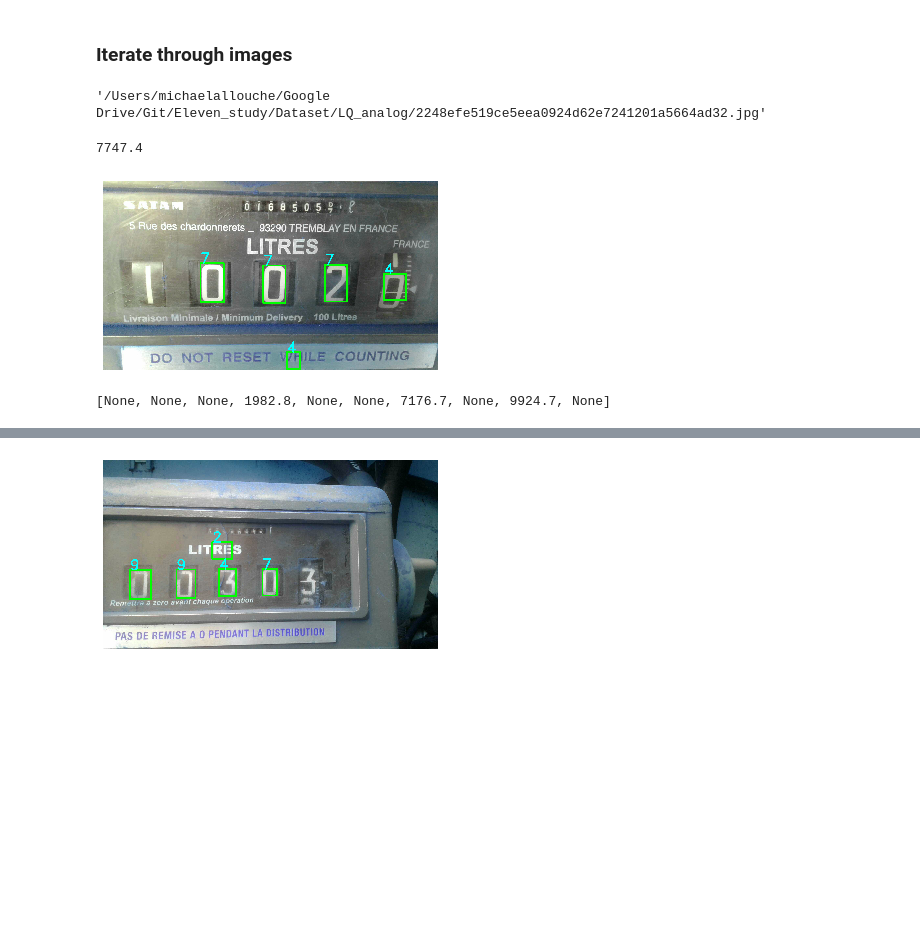
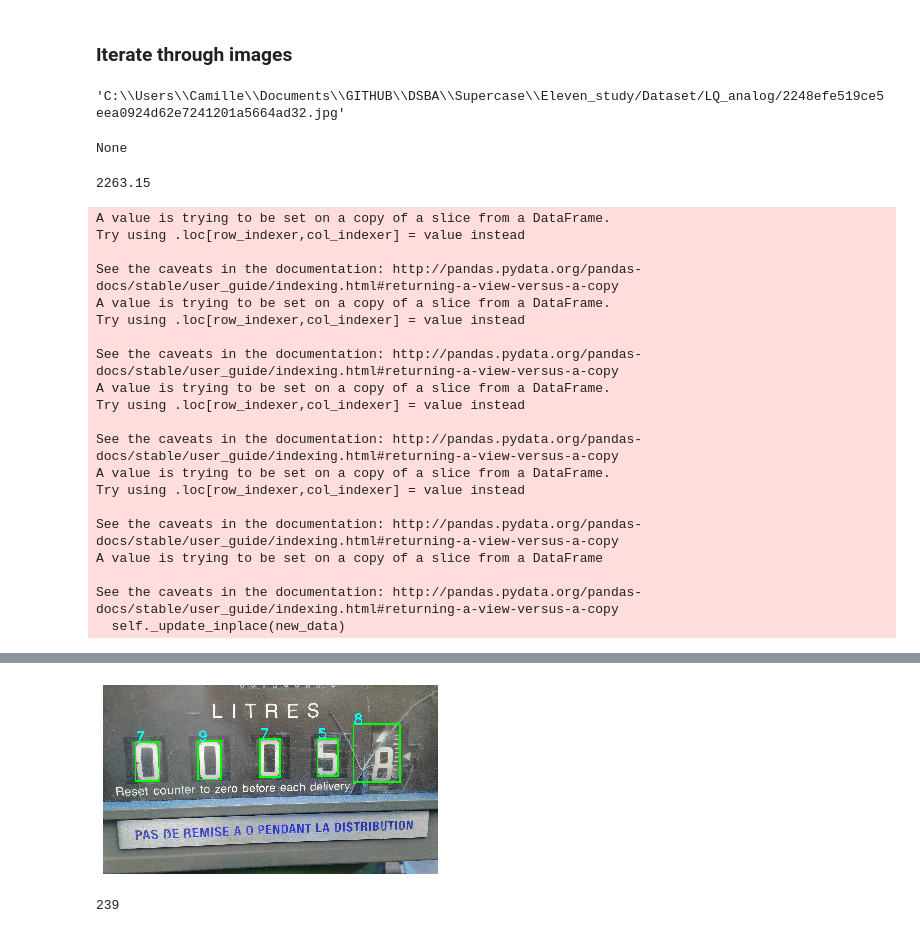
Before and after one commit to raphaaael95/Eleven_study, a Jupyter notebook: Main.ipynb, the cells around one changed output, grey strips where cells are left out. Saved outputs shown, nothing was run; the diff lists cells and outputs as text; code cells hidden in the pictures; blank space fills up the shorter version.

Commit message:
accuracy added to main

```diff
--- a/Main.ipynb
+++ b/Main.ipynb
@@ -107,14 +107,14 @@ for file in glob.glob(data_path + '*.csv'):
     current["name"] = file_name
     df = pd.concat([df, current],axis=0)
 
-df_names = df[['image']]
-data_path + str('/') + df_names.values[13].tolist()[0]
+#df_names = df[['image']]
+data_path + str('/') + df[['image']].values[13].tolist()[0]
 # %% [output]
-'/Users/michaelallouche/Google Drive/Git/Eleven_study/Dataset/LQ_analog/2248efe519ce5eea0924d62e7241201a5664ad32.jpg'
+'C:\\Users\\Camille\\Documents\\GITHUB\\DSBA\\Supercase\\Eleven_study/Dataset/LQ_analog/2248efe519ce5eea0924d62e7241201a5664ad32.jpg'
 # %%
 def number_prediction(image):
 
-    im = cv2.imread(data_path + str('/') + df_names.values[image].tolist()[0])
+    im = cv2.imread(data_path + str('/') + df[['image']].values[image].tolist()[0])
 
     try:
         # Convert to grayscale and apply Gaussian filtering
@@ -172,14 +172,14 @@ def number_prediction(image):
             plt.axis('off')
             cv2.waitKey()
 
-
             return(float("{}{}{}{}.{}".format(*digits)))
 
-number_prediction(15)
+print(number_prediction(15))
+# digits = [int(j) for j in str(int(round(number_prediction(15), 0)))]
+# print(digits)
 #"{}{}{}{}.{}".format(*number_prediction(15))
 # %% [output]
-7747.4
+None
-[figure, removed]
 # %%
 data_path = os.getcwd() + str('/Dataset/') + str('HQ_analog') #check adress if not working /Dataset/
 df = pd.DataFrame()
@@ -191,13 +191,58 @@ for file in glob.glob(data_path + '*.csv'):
     current["name"] = file_name
     df = pd.concat([df, current],axis=0)
 
-df_names = df[['image']]
-df_liter = df[['used_liter']]
+#df_names = df[['image']]
+#df_liter = df[['used_liter']]
 
 predictions = []
-for i in range(10):
+iterations = 20
+digits = []
+liters = []
+
+for i in range(iterations):
     predictions.append(number_prediction(i))
+    if number_prediction(i) == None:
+        digit = 0
+        liter = 0
+    else:
+        digit = [int(j) for j in str(int(round(number_prediction(i),0)))]
+        liter = [int(j) for j in str(int(round(df_final.at[i,'used_liter'],0)))]
+    digits.append(digit)
+    liters.append(liter)
 
-predictions
+
+df_final = df[0:iterations]
+df_final['predictions'] = predictions
+df_final['digits'] = digits
+df_final['liter_digits'] = liters
+df_final['diff_real_pred'] = abs(df_final['used_liter'] - df_final['predictions'].round(0))
+df_final['diff_real_pred'].fillna(0, inplace = True)
+
+accuracy_full = sum(df_final['diff_real_pred']) / iterations
+
+print(accuracy_full)
+df_final
+
+#print(digits)
 # %% [output]
-[None, None, None, 1982.8, None, None, 7176.7, None, 9924.7, None]
+2263.15
+A value is trying to be set on a copy of a slice from a DataFrame.
+Try using .loc[row_indexer,col_indexer] = value instead
+
+See the caveats in the documentation: http://pandas.pydata.org/pandas-docs/stable/user_guide/indexing.html#returning-a-view-versus-a-copy
+A value is trying to be set on a copy of a slice from a DataFrame.
+Try using .loc[row_indexer,col_indexer] = value instead
+
+See the caveats in the documentation: http://pandas.pydata.org/pandas-docs/stable/user_guide/indexing.html#returning-a-view-versus-a-copy
+A value is trying to be set on a copy of a slice from a DataFrame.
+Try using .loc[row_indexer,col_indexer] = value instead
+
+See the caveats in the documentation: http://pandas.pydata.org/pandas-docs/stable/user_guide/indexing.html#returning-a-view-versus-a-copy
+A value is trying to be set on a copy of a slice from a DataFrame.
+Try using .loc[row_indexer,col_indexer] = value instead
+
+See the caveats in the documentation: http://pandas.pydata.org/pandas-docs/stable/user_guide/indexing.html#returning-a-view-versus-a-copy
+A value is trying to be set on a copy of a slice from a DataFrame
+
+See the caveats in the documentation: http://pandas.pydata.org/pandas-docs/stable/user_guide/indexing.html#returning-a-view-versus-a-copy
+  self._update_inplace(new_data)
@@ -204 +266,5 @@ predictions
-[figure, old version]
+[figure, new version]
+# %%
+df_final.at[1,'used_liter']
+# %% [output]
+239
```
Also changed, not shown: parts of 7 cells of this notebook.
